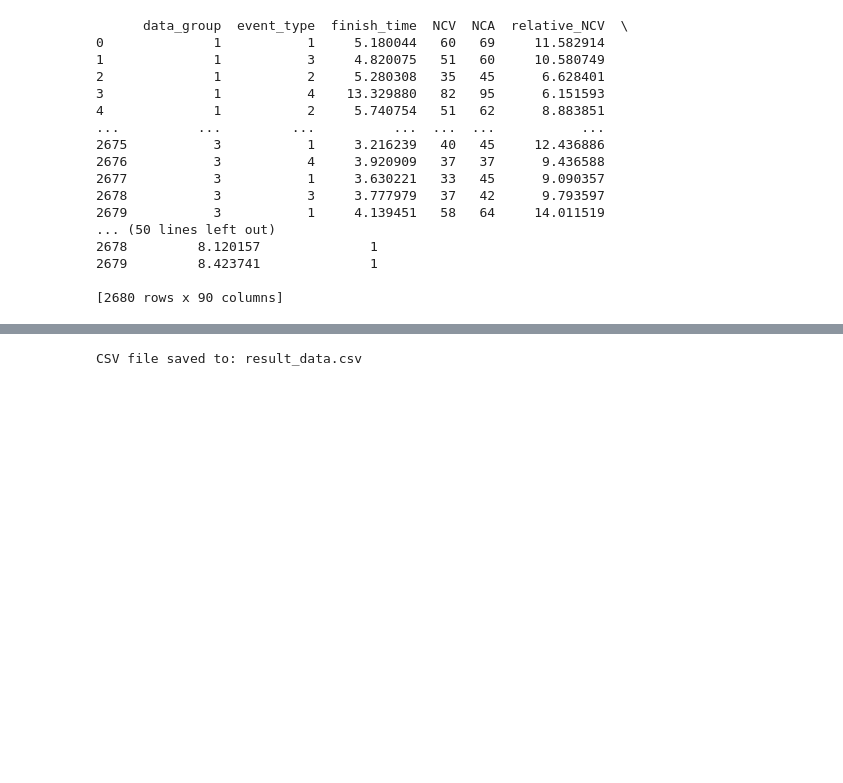
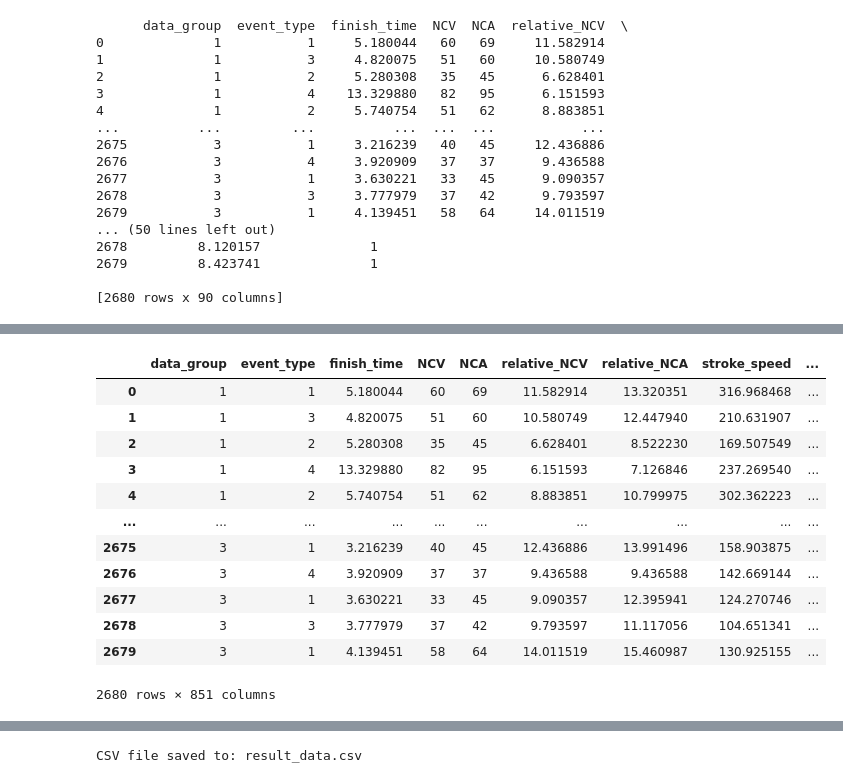
Before and after one commit to koalaspero/MI_Referencia, a Jupyter notebook: MyNotebooks/loadingMAT.ipynb, the cells around one changed output, grey strips where cells are left out. Saved outputs shown, nothing was run; the diff lists cells and outputs as text; code cells hidden in the pictures; blank space fills up the shorter version.

```diff
--- a/MyNotebooks/loadingMAT.ipynb
+++ b/MyNotebooks/loadingMAT.ipynb
@@ -484,3 +506,7 @@ print(result_df)
 2679         8.423741              1
 
 [2680 rows x 90 columns]
+# %%
+# Outside the loop, create a DataFrame from the list of dictionaries
+tsfresh_df = pd.concat([tsfresh_df, pd.DataFrame(tsfresh_data_list)], ignore_index=True)
+tsfresh_df
@@ -486,0 +527,11 @@ print(result_df)
+# %%
+# Convert 'id', 'x', and 'y' columns to integer type
+tsfresh_df['id'] = tsfresh_df['id'].astype(int)
+tsfresh_df['x'] = tsfresh_df['x'].astype(int)
+tsfresh_df['y'] = tsfresh_df['y'].astype(int)
+
+# Extract features
+extracted_features = extract_features(tsfresh_df, column_id='id', column_sort='time')
+
+# Display the extracted features DataFrame
+print(extracted_features)
@@ -486,0 +556,6 @@ print(result_df)
+# %%
+# Create a new DataFrame with selected columns
+y_seri = result_df['has_parkinson']
+
+# Display the new DataFrame
+print(y_seri)
@@ -486,0 +575,16 @@ print(result_df)
+# %%
+from tsfresh import select_features
+from tsfresh.utilities.dataframe_functions import impute
+
+# # Drop columns with all NaN values in the final_result DataFrame
+extracted_features.dropna(axis=1, how='all', inplace=True)
+
+# # Display the updated final_result DataFrame
+impute(extracted_features)
+
+# Assuming y_seri is a pandas Series, reset its index if needed
+y_seri.reset_index(drop=True, inplace=True)
+extracted_features.reset_index(drop=True, inplace=True)
+
+math_feat_df = select_features(extracted_features, y_seri)
+math_feat_df
@@ -486,0 +605,19 @@ print(result_df)
+# %%
+result_df.reset_index(drop=True, inplace=True)
+math_feat_df.reset_index(drop=True, inplace=True)
+final_result = pd.concat([result_df, math_feat_df], axis=1)
+final_result
+# %% [output]
+|  | data_group | event_type | finish_time | NCV | NCA | relative_NCV | relative_NCA | stroke_speed | ... |
+| 0 | 1 | 1 | 5.180044 | 60 | 69 | 11.582914 | 13.320351 | 316.968468 | ... |
+| 1 | 1 | 3 | 4.820075 | 51 | 60 | 10.580749 | 12.447940 | 210.631907 | ... |
+| 2 | 1 | 2 | 5.280308 | 35 | 45 | 6.628401 | 8.522230 | 169.507549 | ... |
+| 3 | 1 | 4 | 13.329880 | 82 | 95 | 6.151593 | 7.126846 | 237.269540 | ... |
+| 4 | 1 | 2 | 5.740754 | 51 | 62 | 8.883851 | 10.799975 | 302.362223 | ... |
+| ... | ... | ... | ... | ... | ... | ... | ... | ... | ... |
+| 2675 | 3 | 1 | 3.216239 | 40 | 45 | 12.436886 | 13.991496 | 158.903875 | ... |
+| 2676 | 3 | 4 | 3.920909 | 37 | 37 | 9.436588 | 9.436588 | 142.669144 | ... |
+| 2677 | 3 | 1 | 3.630221 | 33 | 45 | 9.090357 | 12.395941 | 124.270746 | ... |
+| 2678 | 3 | 3 | 3.777979 | 37 | 42 | 9.793597 | 11.117056 | 104.651341 | ... |
+| 2679 | 3 | 1 | 4.139451 | 58 | 64 | 14.011519 | 15.460987 | 130.925155 | ... |
+2680 rows × 851 columns
```
Also changed, not shown: parts of 8 cells of this notebook, 6 other files.
